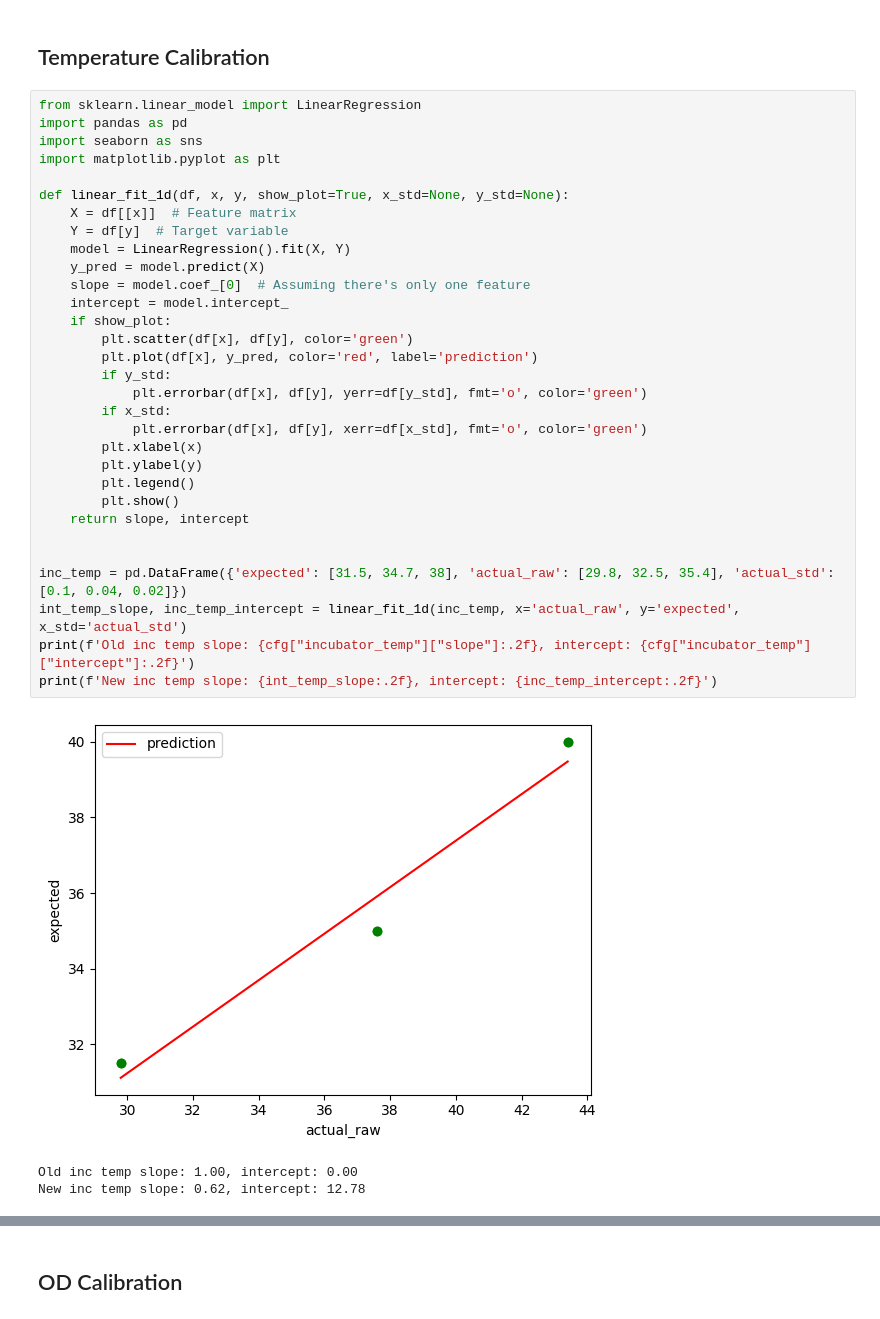
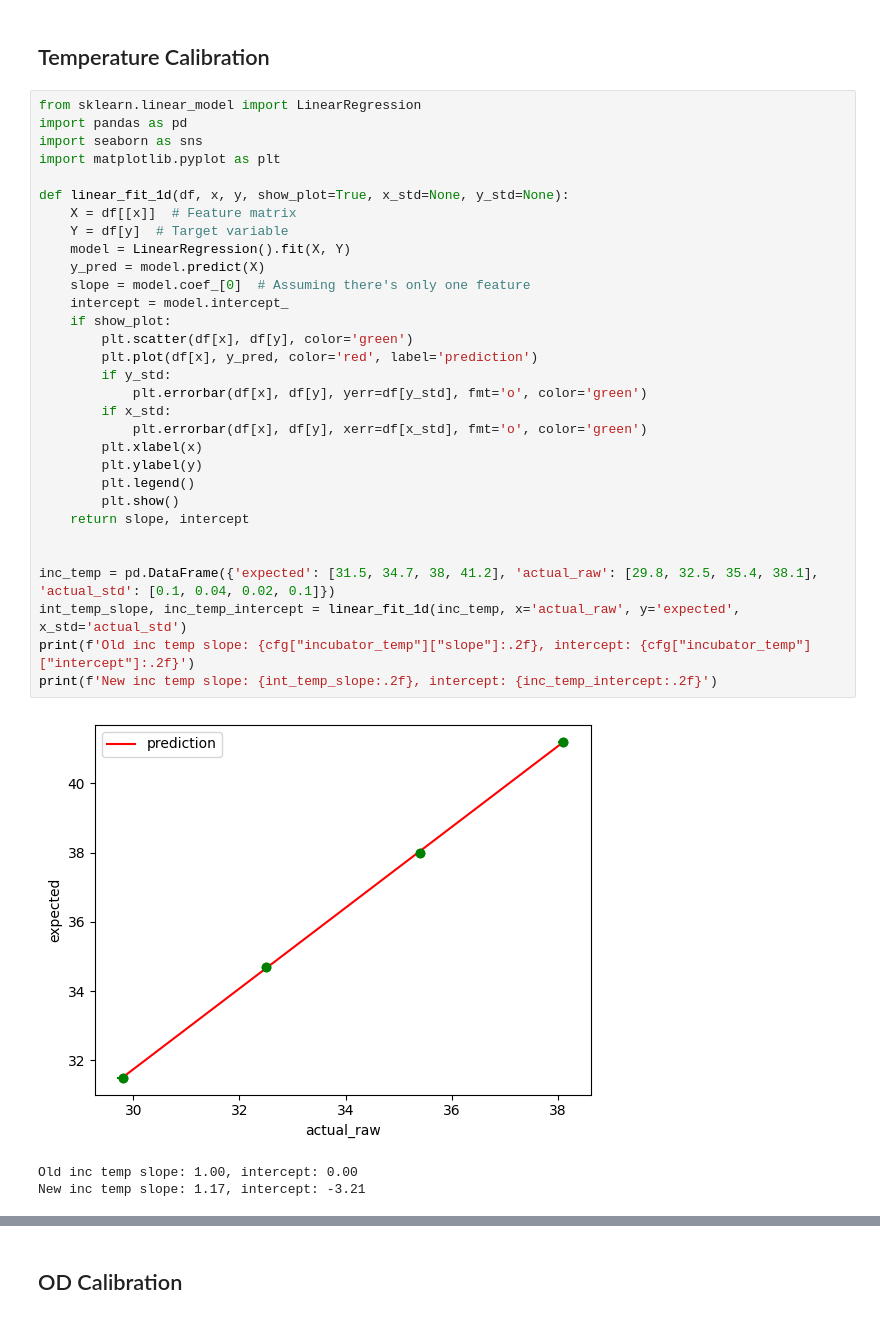
Before and after one commit to Schwank-Lab/evoflow-reactor, a Jupyter notebook: calibration/calibration.ipynb, the cells around one changed output, grey strips where cells are left out. Drawn from its saved outputs; the diff is of its cells as text.

```diff
--- a/calibration/calibration.ipynb
+++ b/calibration/calibration.ipynb
@@ -28,35 +28,35 @@ cfg
 from sklearn.linear_model import LinearRegression
 import pandas as pd
 import seaborn as sns
 import matplotlib.pyplot as plt
 
 def linear_fit_1d(df, x, y, show_plot=True, x_std=None, y_std=None):
     X = df[[x]]  # Feature matrix
     Y = df[y]  # Target variable
     model = LinearRegression().fit(X, Y)
     y_pred = model.predict(X)
     slope = model.coef_[0]  # Assuming there's only one feature
     intercept = model.intercept_
     if show_plot:
         plt.scatter(df[x], df[y], color='green')
         plt.plot(df[x], y_pred, color='red', label='prediction')
         if y_std:
             plt.errorbar(df[x], df[y], yerr=df[y_std], fmt='o', color='green')
         if x_std:
             plt.errorbar(df[x], df[y], xerr=df[x_std], fmt='o', color='green')
         plt.xlabel(x)
         plt.ylabel(y)
         plt.legend()
         plt.show()
     return slope, intercept
 
 
-inc_temp = pd.DataFrame({'expected': [31.5, 34.7, 38], 'actual_raw': [29.8, 32.5, 35.4], 'actual_std': [0.1, 0.04, 0.02]})
+inc_temp = pd.DataFrame({'expected': [31.5, 34.7, 38, 41.2], 'actual_raw': [29.8, 32.5, 35.4, 38.1], 'actual_std': [0.1, 0.04, 0.02, 0.1]})
 int_temp_slope, inc_temp_intercept = linear_fit_1d(inc_temp, x='actual_raw', y='expected', x_std='actual_std')
 print(f'Old inc temp slope: {cfg["incubator_temp"]["slope"]:.2f}, intercept: {cfg["incubator_temp"]["intercept"]:.2f}')
 print(f'New inc temp slope: {int_temp_slope:.2f}, intercept: {inc_temp_intercept:.2f}')
 # %% [output]
-[figure, old version]
+[figure, new version]
 Old inc temp slope: 1.00, intercept: 0.00
-New inc temp slope: 0.62, intercept: 12.78
+New inc temp slope: 1.17, intercept: -3.21
 # %%
```
Also changed, not shown: parts of 1 cell of this notebook, 5 other files.
